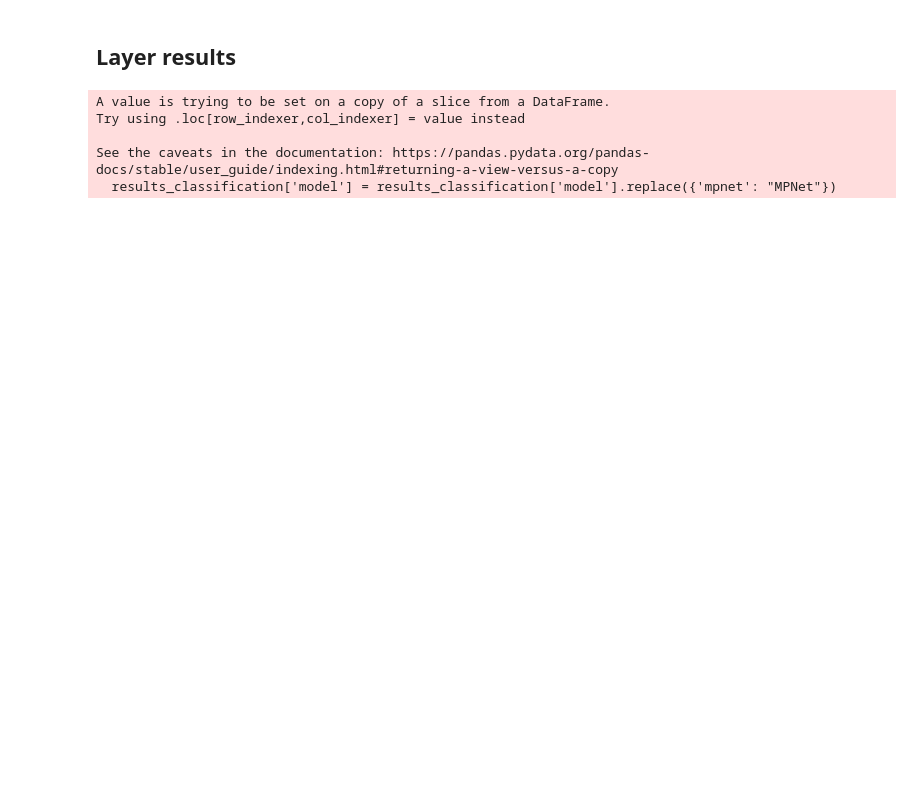
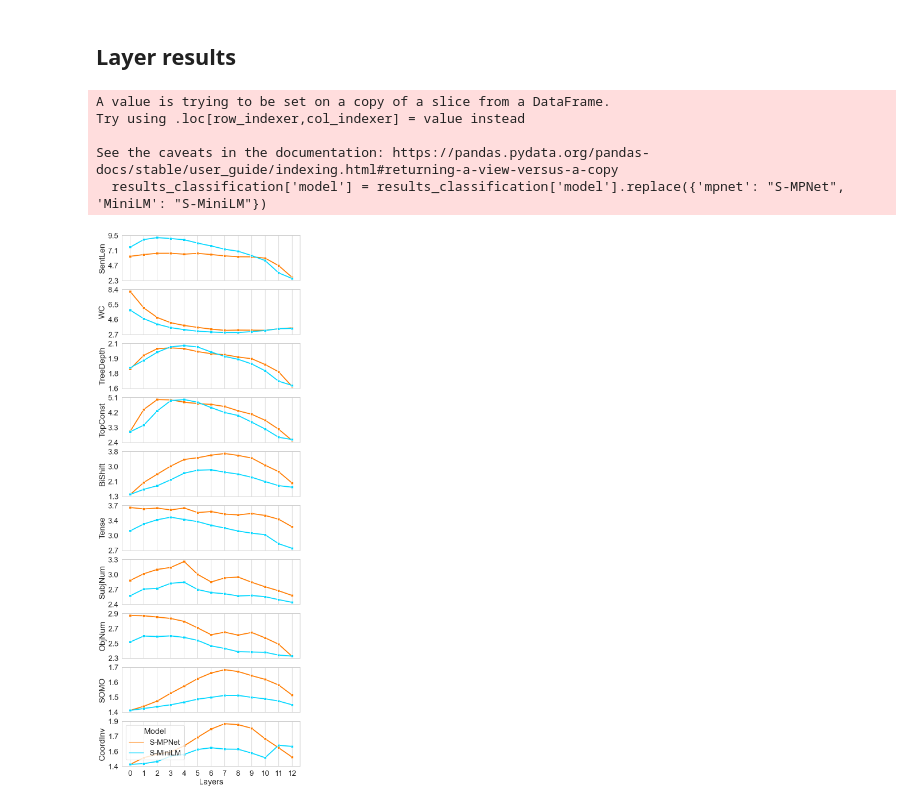
Before and after one commit to urbikn/probing-sentence-transformers-project, a Jupyter notebook: results_analysis.ipynb, the cells around one changed output. Drawn from its saved outputs; the diff is of its cells as text; code cells hidden in the pictures; blank space fills up the shorter version.

```diff
--- a/results_analysis.ipynb
+++ b/results_analysis.ipynb
@@ -65,3 +67,11 @@ for file in results_files:
         results_dict['compression_ratio'].append(compression_ratio)
 
 results = pd.DataFrame(results_dict)
+# %%
+# Per model and task, get the best layer based on compression ratio and filter out the rest
+t = results.sort_values(by=['model', 'task', 'compression_ratio'], ascending=False)
+
+# Get the best layer for each model and task
+r = t.groupby(['model', 'task']).head(1)
+r = r.sort_values(by=['task', 'compression_ratio'], ascending=False)
+r.query('task == "Tense"')
@@ -67,0 +83,16 @@ results = pd.DataFrame(results_dict)
+# %%
+best = {'mpnet': 0, 'MiniLM': 0, 'bilstm': 0}
+worst = {'mpnet': 0, 'MiniLM': 0, 'bilstm': 0}
+
+
+# Get best model
+for task in task_dict.values():
+    val = r.query(f'task == "{task}"').iloc[0]
+    print(val['model'], val['task'])
+    best[val['model']] += 1
+
+    worst_val = r.query(f'task == "{task}"').iloc[-1]
+    worst[worst_val['model']] += 1
+
+print(best)
+print(worst)
@@ -177,13 +234,13 @@ plt.show()
 sns.set(font_scale=1.7)
 sns.set_style("whitegrid", {'axes.grid' : False})
 
-fix, axes = plt.subplots(9, 1, figsize=(8,24), sharex=True)
+fix, axes = plt.subplots(10, 1, figsize=(8,24), sharex=True)
 
 palette = sns.color_palette("bright")
 palette = [palette[1], palette[-1]]
 
 results_classification = results.query("(model != 'bilstm')")
-results_classification['model'] = results_classification['model'].replace({'mpnet': "MPNet"})
+results_classification['model'] = results_classification['model'].replace({'mpnet': "S-MPNet", 'MiniLM': "S-MiniLM"})
 
 
 for i, task in enumerate(task_order):
@@ -191,37 +248,38 @@ for i, task in enumerate(task_order):
 
     ax = axes[i]
 
-    sns.lineplot(data=subset, x='layer', y='compression_ratio', hue='model', hue_order=['MPNet', 'MiniLM'], ax=ax, palette=palette, marker='s', errorbar=None, linewidth=2.5)
+    sns.lineplot(data=subset, x='layer', y='compression_ratio', hue='model', hue_order=['S-MPNet', 'S-MiniLM'], ax=ax, palette=palette, marker='s', errorbar=None, linewidth=2.5)
 
     ax.grid(axis='x')
 
     ax.set_xticks(np.arange(0, 13, 1)) # Set x axis ticks
     ax.set_yticks(np.linspace(np.round(ax.get_ybound()[0], 2), np.round(ax.get_ybound()[1], 2), 4))
     ax.set_ylabel(task) # Rename y label
     ax.set_xlabel('Layers')
 
     # Get the current locations and labels
     locs, labels = ax.get_yticks(), ax.get_yticklabels()
 
     # Set new labels to the current locations
     new_labels = ['{:0.1f}'.format(loc) for loc in locs]
     ax.set_yticklabels(new_labels)
 
     # If not last plot, remove legend
     if i != len(task_order) - 1:
         ax.get_legend().remove()
     else:
         ax.legend(title='Model')
 
 plt.subplots_adjust(hspace=0.2)
 
 plt.savefig('results/layer_compression.png', bbox_inches='tight')
 plt.savefig('results/layer_compression.pdf', bbox_inches='tight', format='pdf', dpi=200)
 
 plt.show()
 # %% [output]
 A value is trying to be set on a copy of a slice from a DataFrame.
 Try using .loc[row_indexer,col_indexer] = value instead
 
 See the caveats in the documentation: https://pandas.pydata.org/pandas-docs/stable/user_guide/indexing.html#returning-a-view-versus-a-copy
-  results_classification['model'] = results_classification['model'].replace({'mpnet': "MPNet"})
+  results_classification['model'] = results_classification['model'].replace({'mpnet': "S-MPNet", 'MiniLM': "S-MiniLM"})
+[figure, added]
```
Also changed, not shown: parts of 7 cells of this notebook, 5 other files.
